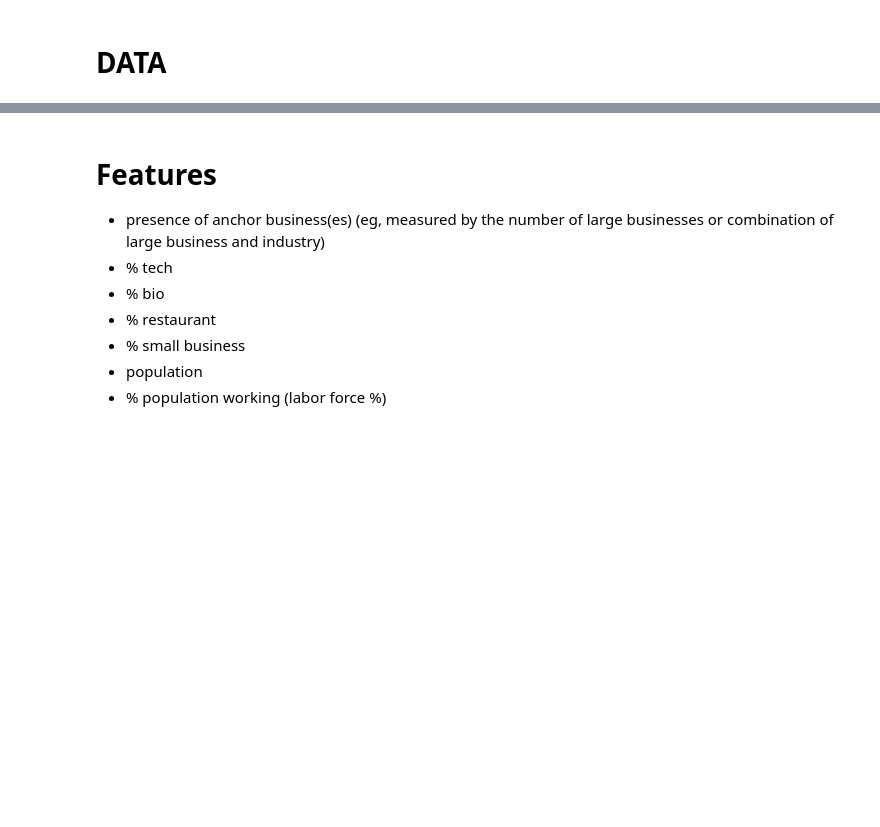
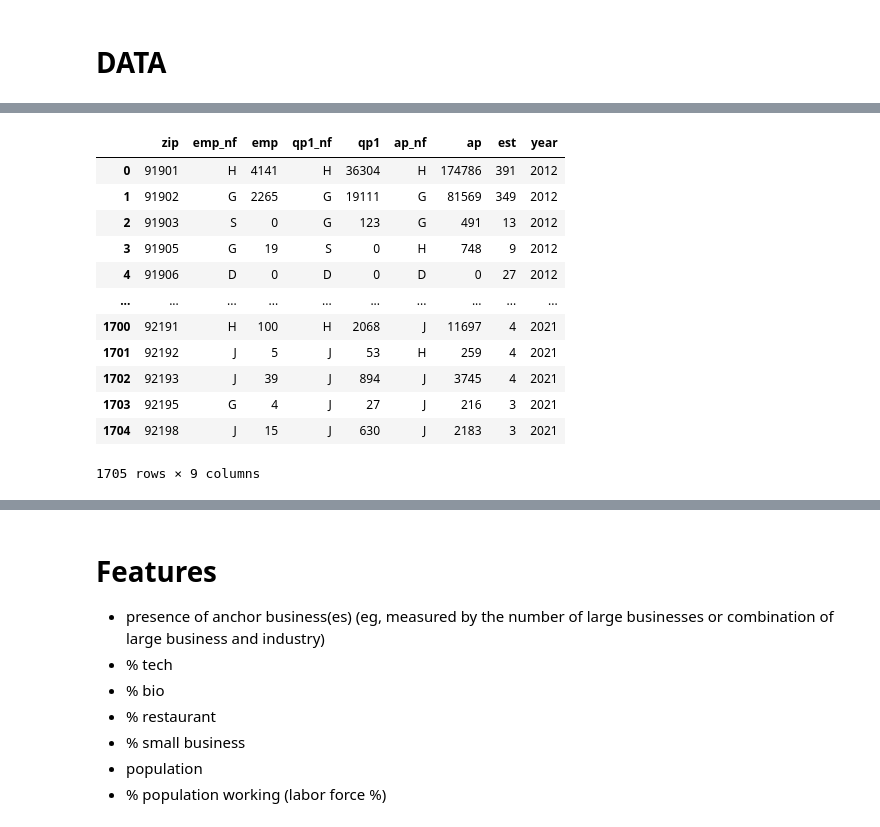
Before and after one commit to inno-apfel/DSC180A-Q1-Project, a Jupyter notebook: notebooks/deprecated/feature_transformation.ipynb, the cells around one changed output, grey strips where cells are left out. Cells and saved outputs as stored; diff of their text form; code cells hidden in the pictures; blank space fills up the shorter version.

```diff
--- a/notebooks/deprecated/feature_transformation.ipynb
+++ b/notebooks/deprecated/feature_transformation.ipynb
@@ -10,7 +24,21 @@ zbp_detail.head()
 # %%
 file_path = '../../src/data/temp/processed_zbp_totals_data.csv'
 zbp_totals = pd.read_csv(file_path)
-zbp_totals.head()
+zbp_totals
+# %% [output]
+|  | zip | emp_nf | emp | qp1_nf | qp1 | ap_nf | ap | est | year |
+| 0 | 91901 | H | 4141 | H | 36304 | H | 174786 | 391 | 2012 |
+| 1 | 91902 | G | 2265 | G | 19111 | G | 81569 | 349 | 2012 |
+| 2 | 91903 | S | 0 | G | 123 | G | 491 | 13 | 2012 |
+| 3 | 91905 | G | 19 | S | 0 | H | 748 | 9 | 2012 |
+| 4 | 91906 | D | 0 | D | 0 | D | 0 | 27 | 2012 |
+| ... | ... | ... | ... | ... | ... | ... | ... | ... | ... |
+| 1700 | 92191 | H | 100 | H | 2068 | J | 11697 | 4 | 2021 |
+| 1701 | 92192 | J | 5 | J | 53 | H | 259 | 4 | 2021 |
+| 1702 | 92193 | J | 39 | J | 894 | J | 3745 | 4 | 2021 |
+| 1703 | 92195 | G | 4 | J | 27 | J | 216 | 3 | 2021 |
+| 1704 | 92198 | J | 15 | J | 630 | J | 2183 | 3 | 2021 |
+1705 rows × 9 columns
 # %%
 file_path = '../../src/data/temp/processed_hh_income_data.csv'
 hh_income_data = pd.read_csv(file_path)
```
Also changed, not shown: parts of 8 cells of this notebook, 1 other file.
